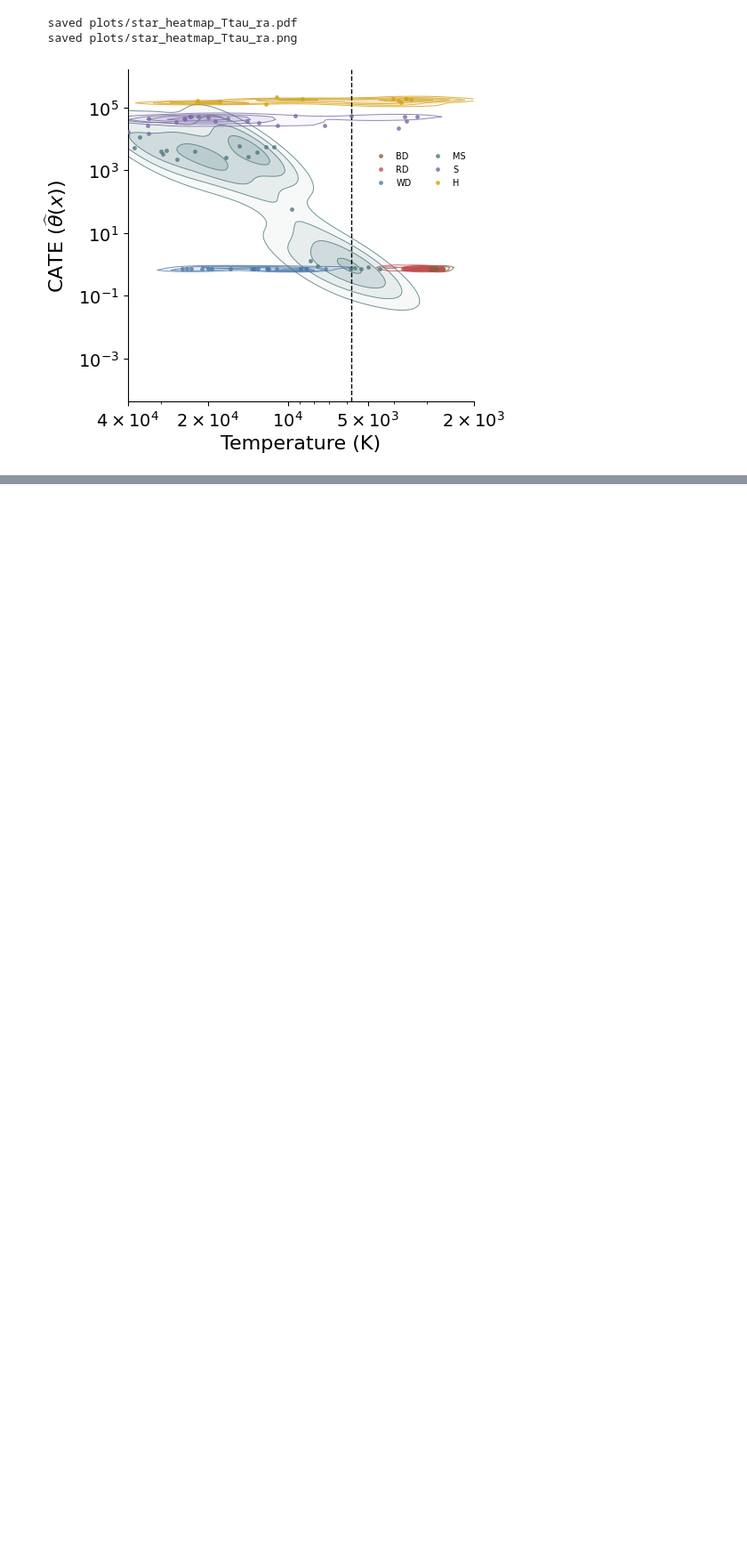
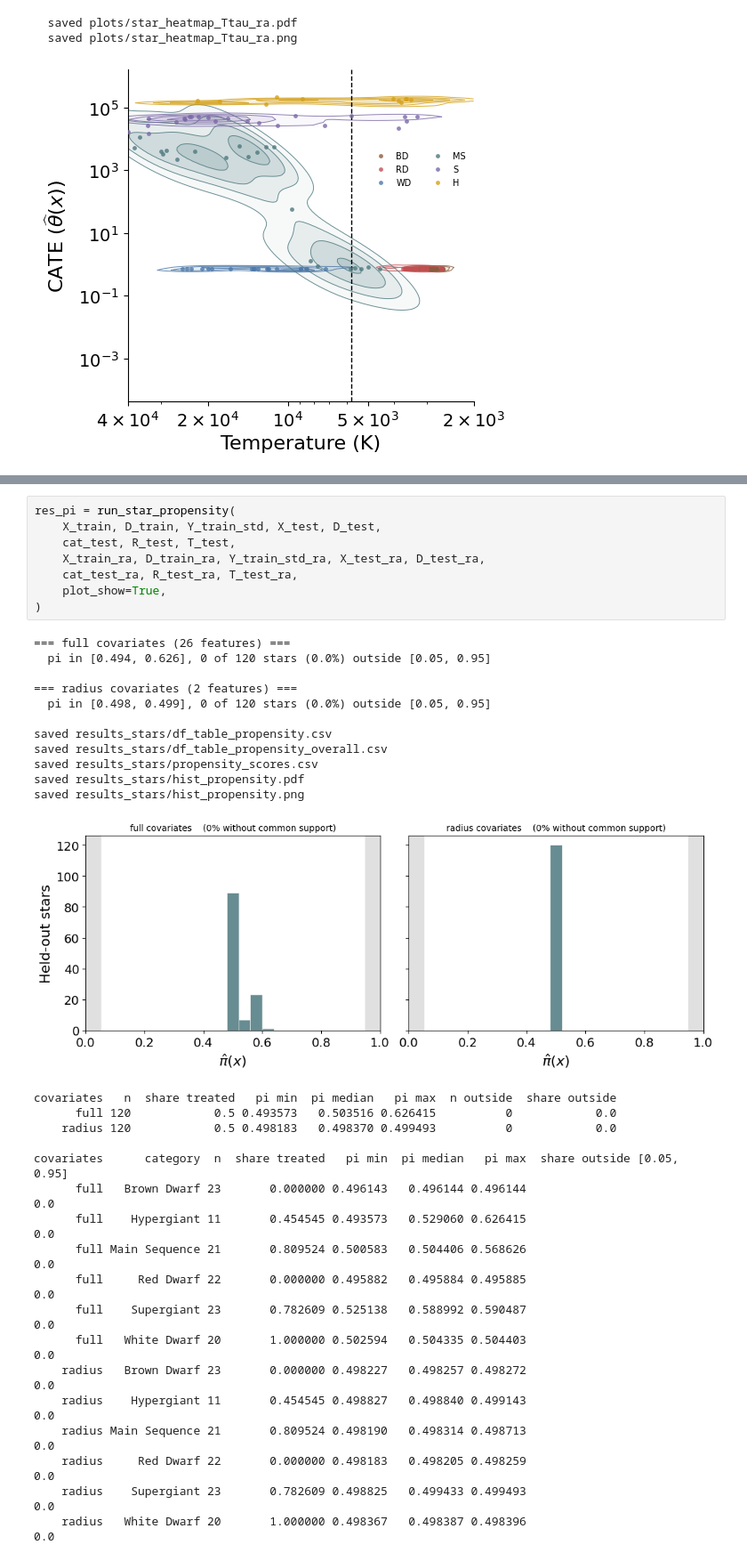
Before and after one commit to marnare/generativeAI, a Jupyter notebook: application_stars_mean_target.ipynb, the cells around one changed output, grey strips where cells are left out. Shown at 89% size. Saved outputs shown, nothing was run; the diff lists cells and outputs as text; blank space fills up the shorter version.

Commit message:
added estimated propensity scores

```diff
--- a/application_stars_mean_target.ipynb
+++ b/application_stars_mean_target.ipynb
@@ -460,0 +631,38 @@ shared ylim: 4.25e-05 to 1.63e+06
+# %%
+res_pi = run_star_propensity(
+    X_train, D_train, Y_train_std, X_test, D_test,
+    cat_test, R_test, T_test,
+    X_train_ra, D_train_ra, Y_train_std_ra, X_test_ra, D_test_ra,
+    cat_test_ra, R_test_ra, T_test_ra,
+    plot_show=True,
+)
+# %% [output]
+=== full covariates (26 features) ===
+  pi in [0.494, 0.626], 0 of 120 stars (0.0%) outside [0.05, 0.95]
+
+=== radius covariates (2 features) ===
+  pi in [0.498, 0.499], 0 of 120 stars (0.0%) outside [0.05, 0.95]
+
+saved results_stars/df_table_propensity.csv
+saved results_stars/df_table_propensity_overall.csv
+saved results_stars/propensity_scores.csv
+saved results_stars/hist_propensity.pdf
+saved results_stars/hist_propensity.png
+[figure, added]
+covariates   n  share treated   pi min  pi median   pi max  n outside  share outside
+      full 120            0.5 0.493573   0.503516 0.626415          0            0.0
+    radius 120            0.5 0.498183   0.498370 0.499493          0            0.0
+
+covariates      category  n  share treated   pi min  pi median   pi max  share outside [0.05, 0.95]
+      full   Brown Dwarf 23       0.000000 0.496143   0.496144 0.496144                         0.0
+      full    Hypergiant 11       0.454545 0.493573   0.529060 0.626415                         0.0
+      full Main Sequence 21       0.809524 0.500583   0.504406 0.568626                         0.0
+      full     Red Dwarf 22       0.000000 0.495882   0.495884 0.495885                         0.0
+      full    Supergiant 23       0.782609 0.525138   0.588992 0.590487                         0.0
+      full   White Dwarf 20       1.000000 0.502594   0.504335 0.504403                         0.0
+    radius   Brown Dwarf 23       0.000000 0.498227   0.498257 0.498272                         0.0
+    radius    Hypergiant 11       0.454545 0.498827   0.498840 0.499143                         0.0
+    radius Main Sequence 21       0.809524 0.498190   0.498314 0.498713                         0.0
+    radius     Red Dwarf 22       0.000000 0.498183   0.498205 0.498259                         0.0
+    radius    Supergiant 23       0.782609 0.498825   0.499433 0.499493                         0.0
+    radius   White Dwarf 20       1.000000 0.498367   0.498387 0.498396                         0.0
```
Also changed, not shown: parts of 5 cells of this notebook, 8 other files.
